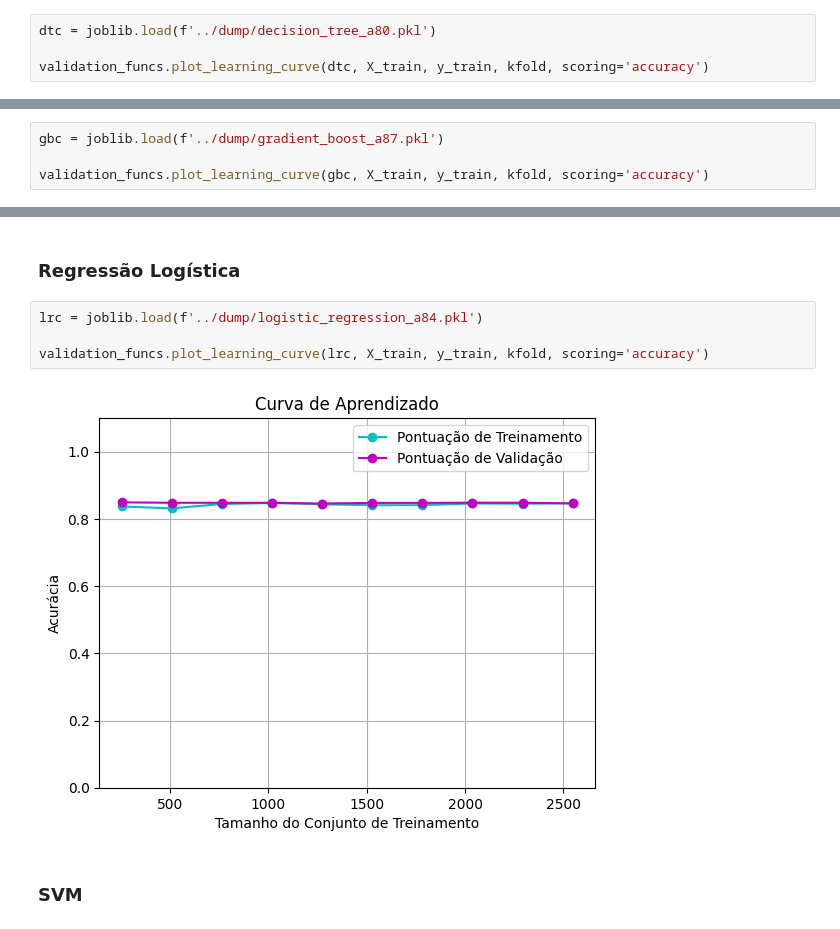
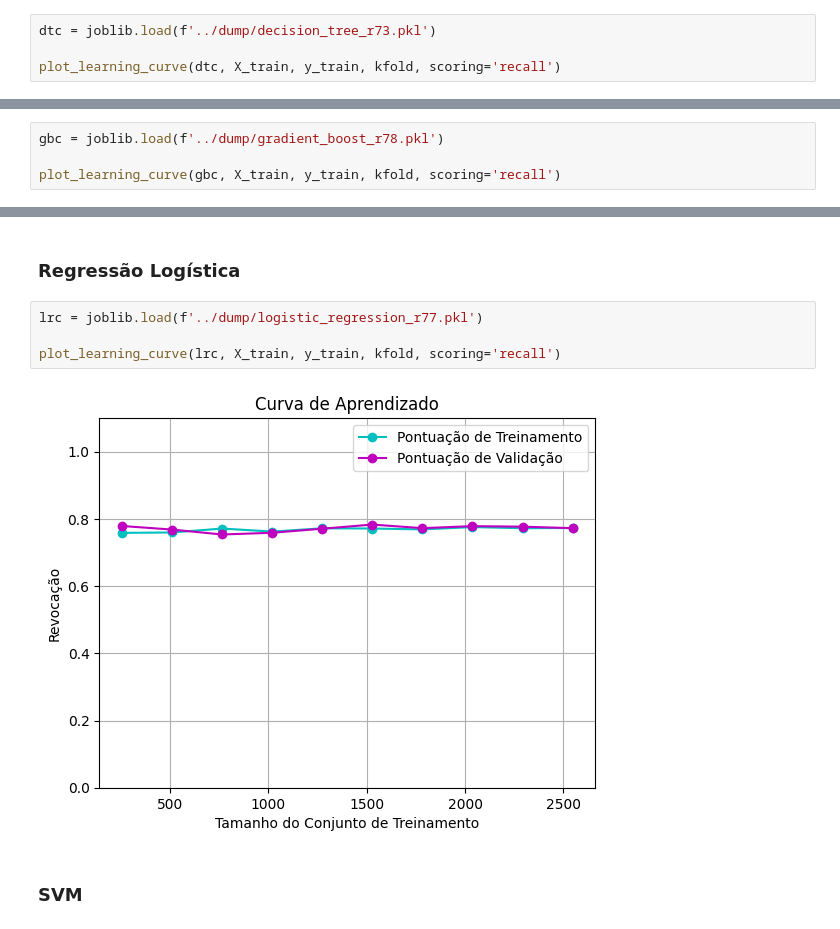
Before and after one commit to felmateos/academic-dropout-analysis, a Jupyter notebook: modeling/validation/validation.ipynb, the cells around one changed output, grey strips where cells are left out. Drawn from its saved outputs; the diff is of its cells as text.

```diff
--- a/modeling/validation/validation.ipynb
+++ b/modeling/validation/validation.ipynb
@@ -31,7 +31,7 @@ kfold = KFold(n_splits=5, shuffle=True, random_state=rng_int())
 # %% [markdown]
 ### Árvore de Decisão
 # %%
-dtc = joblib.load(f'../dump/decision_tree_a80.pkl')
+dtc = joblib.load(f'../dump/decision_tree_r73.pkl')
 
-validation_funcs.plot_learning_curve(dtc, X_train, y_train, kfold, scoring='accuracy')
+plot_learning_curve(dtc, X_train, y_train, kfold, scoring='recall')
 # %% [output]
@@ -39,7 +39,7 @@ validation_funcs.plot_learning_curve(dtc, X_train, y_train, kfold, scoring='accu
 # %% [markdown]
 ### Gradient Boost
 # %%
-gbc = joblib.load(f'../dump/gradient_boost_a87.pkl')
+gbc = joblib.load(f'../dump/gradient_boost_r78.pkl')
 
-validation_funcs.plot_learning_curve(gbc, X_train, y_train, kfold, scoring='accuracy')
+plot_learning_curve(gbc, X_train, y_train, kfold, scoring='recall')
 # %% [output]
@@ -47,11 +47,11 @@ validation_funcs.plot_learning_curve(gbc, X_train, y_train, kfold, scoring='accu
 # %% [markdown]
 ### Regressão Logística
 # %%
-lrc = joblib.load(f'../dump/logistic_regression_a84.pkl')
+lrc = joblib.load(f'../dump/logistic_regression_r77.pkl')
 
-validation_funcs.plot_learning_curve(lrc, X_train, y_train, kfold, scoring='accuracy')
+plot_learning_curve(lrc, X_train, y_train, kfold, scoring='recall')
 # %% [output]
-[figure, old version]
+[figure, new version]
 # %% [markdown]
 ### SVM
 # %%
```
Also changed, not shown: parts of 5 cells of this notebook, 14 other files.
